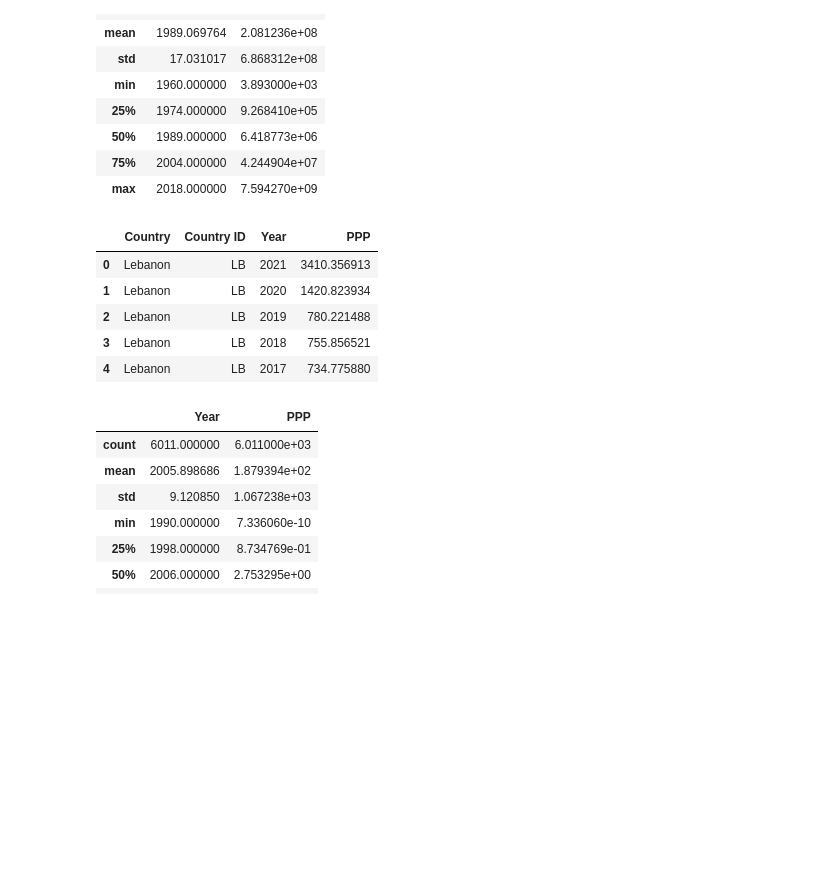
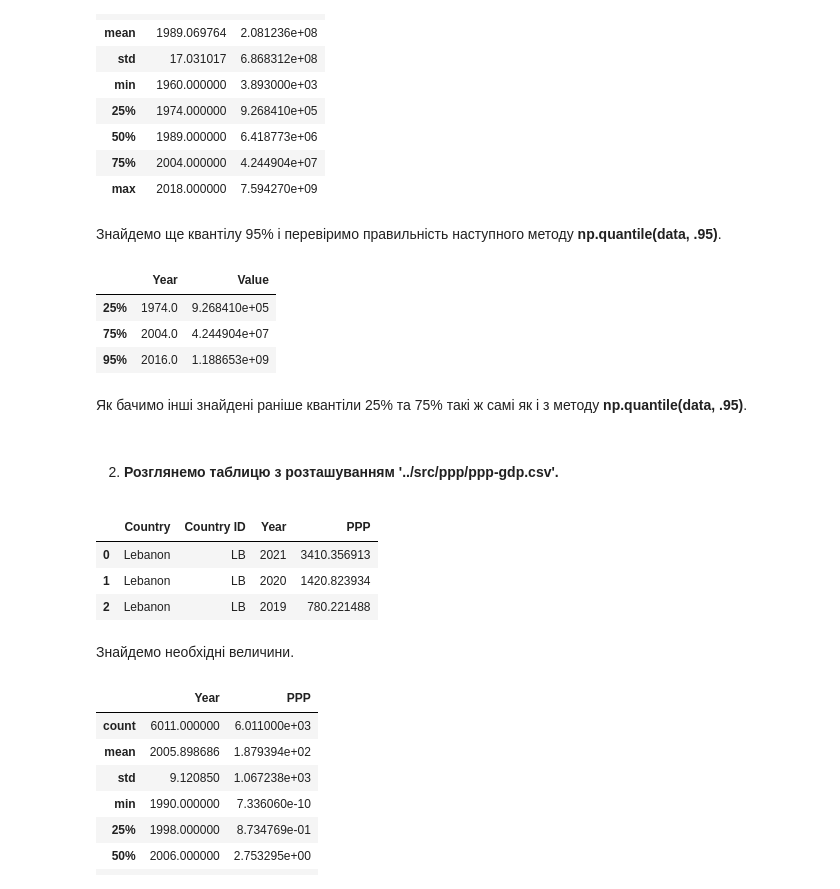
Before and after one commit to alenaporoskun/ssu_2023_pbd, a Jupyter notebook: labs/lab7/samples/sample.ipynb, the cells around one changed output. Saved outputs shown, nothing was run; the diff lists cells and outputs as text; code cells hidden in the pictures; blank space fills up the shorter version.

```diff
--- a/labs/lab7/samples/sample.ipynb
+++ b/labs/lab7/samples/sample.ipynb
@@ -176,16 +177,41 @@ data_population.describe()
 | 50% | 1989.000000 | 6.418773e+06 |
 | 75% | 2004.000000 | 4.244904e+07 |
 | max | 2018.000000 | 7.594270e+09 |
+# %% [markdown]
+Знайдемо ще квантілу 95% і перевіримо правильність наступного методу **np.quantile(data, .95)**.
+# %%
+data_quantile = pd.DataFrame(np.zeros((3,2)), columns = ['Year', 'Value'], index = ['25%', '75%', '95%'])
+
+for j in ['Year', 'Value']:
+    if j == 'Year':
+        data = data_population['Year']
+    else:
+        data = data_population['Value']
+
+    data_quantile[j][0] = np.quantile(data, .25)
+    data_quantile[j][1] = np.quantile(data, .75)
+    data_quantile[j][2] = np.quantile(data, .95)
+
+data_quantile
+# %% [output]
+|  | Year | Value |
+| 25% | 1974.0 | 9.268410e+05 |
+| 75% | 2004.0 | 4.244904e+07 |
+| 95% | 2016.0 | 1.188653e+09 |
+# %% [markdown]
+Як бачимо інші знайдені раніше квантіли 25% та 75% такі ж самі як і з методу **np.quantile(data, .95)**.
+# %% [markdown]
+2. #### Розглянемо таблицю з розташуванням **'../src/ppp/ppp-gdp.csv'**.
 # %%
 data_ppp = pd.read_csv('../src/ppp/ppp-gdp.csv')
-data_ppp.head()
+data_ppp.head(3)
 # %% [output]
 |  | Country | Country ID | Year | PPP |
 | 0 | Lebanon | LB | 2021 | 3410.356913 |
 | 1 | Lebanon | LB | 2020 | 1420.823934 |
 | 2 | Lebanon | LB | 2019 | 780.221488 |
-| 3 | Lebanon | LB | 2018 | 755.856521 |
-| 4 | Lebanon | LB | 2017 | 734.775880 |
+# %% [markdown]
+Знайдемо необхідні величини.
 # %%
 data_ppp.describe()
 # %% [output]
```
Also changed, not shown: parts of 45 cells of this notebook, 1 other file.
